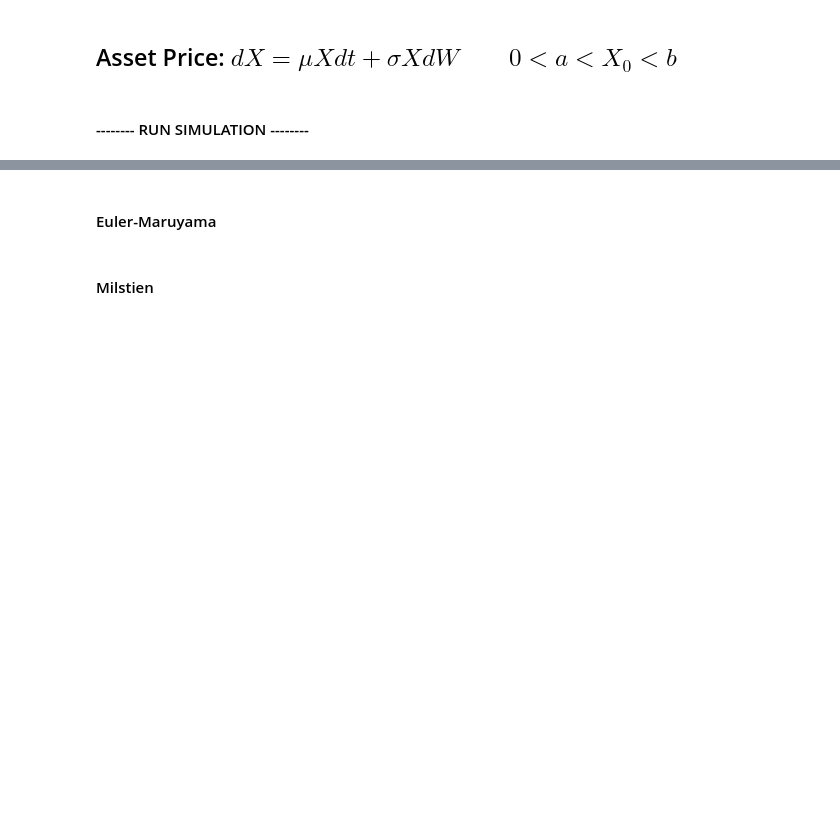
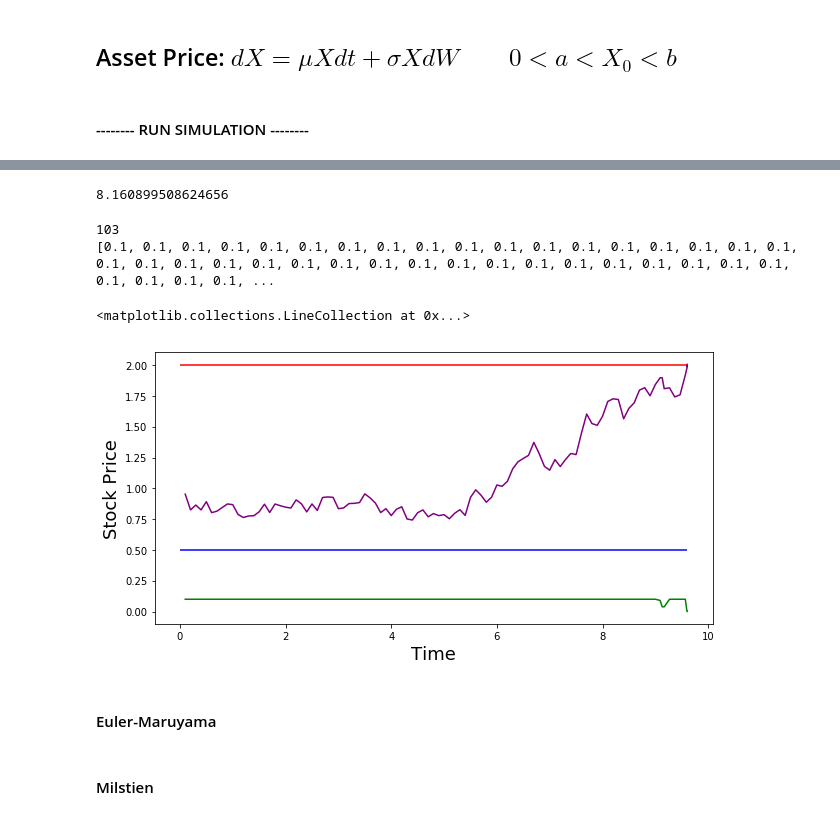
Before and after one commit to kevinNejad/RSCAM_Group2, a Jupyter notebook: Code/Implementations.ipynb, the cells around one changed output, grey strips where cells are left out. Drawn from its saved outputs; the diff is of its cells as text; code cells hidden in the pictures; blank space fills up the shorter version.

```diff
--- a/Code/Implementations.ipynb
+++ b/Code/Implementations.ipynb
@@ -596,7 +607,7 @@ class AdaptiveTimestep2:
             if sol is not None:
                 if sol.is_Union or sol.is_Intersection:
                     for arg in sol.args:
-                        if arg.isInterval:
+                        if arg.is_Interval:
                             vals.append(float(arg.args[1]))
                         elif arg.is_Union or arg.is_Intersection:
                             for a in arg.args:
@@ -606,17 +617,18 @@ class AdaptiveTimestep2:
                     vals.append(float(sol.args[1]))
 
         vals = [v for v in vals if str(v) != '-oo' or str(v) != 'oo']
+#         print('vals: ', vals, ' min val:', min(vals), ', sqrt: ', np.sqrt(min(vals)))
 
-        return np.sqrt(min(vals))
+        return min(vals)
 
     def adapt_time_solver(self, upper_b, lower_b, Xn, fx, gx, dt):
         f = fx(Xn)
         g = gx(Xn)
-        eps = np.arange(-4,4, 0.001)
+        eps = np.arange(-1.282,1.282, 0.01)
         Xn_1dist = [Xn + f*dt + g*np.sqrt(dt)*p for p in eps]
         p_max = eps[np.argmax(Xn_1dist)]
         p_min = eps[np.argmin(Xn_1dist)]
-        theta = 0.000001
+        theta = 0.001
 
         sol1, sol2, sol3, sol4 = None, None, None, None
 
@@ -624,13 +636,23 @@ class AdaptiveTimestep2:
             return dt
 
         if Xn + f*dt + g*np.sqrt(dt)*p_max > upper_b:
-            sol1 = solve_poly_inequalities(((Poly(f*(x**2) + g*p_max*x + Xn - upper_b), "<"),))
+            print('Upper Bound')
+            print(Xn + f*dt + g*np.sqrt(dt)*p_max)
+            sol1=solve_univariate_inequality(f*x + g*p_max*sqrt(x) + Xn - upper_b < 0, x, relational=False)
 
 
         if Xn + f*dt + g*np.sqrt(dt)*p_min < lower_b:
-            sol2 = solve_poly_inequalities(((Poly(f*(x**2) + g*p_min*x + Xn - lower_b), ">"),))
+#             print('Lower Bound')
+#             print(Xn + f*dt + g*np.sqrt(dt)*p_min)
+            sol2 = solve_univariate_inequality(f*x + g*p_min*sqrt(x) + Xn - lower_b > 0, x, relational=False)
 
+#         print('SOL1: ', sol1)
+#         print('SOL2: ', sol2)
         min_sol = self.find_min([sol1, sol2])
+        dt_n = min(max(min_sol,theta), dt)
+        print('dt: ', dt_n)
+#         print(Xn + f*dt_n + g*np.sqrt(dt_n)*p_max)
+        print('---=====---')
         return min(max(min_sol,theta), dt)
 
 
@@ -938,3 +1246,31 @@ for dt in timesteps:
+# %%
+tmean_Adapt_EM
+# %% [output]
+8.160899508624656
+# %%
+paths = adaptive_timestep2.paths
+times = adaptive_timestep2.times
+timesteps = adaptive_timestep2.timesteps
+# %%
+idx = np.random.randint(0,len(paths))
+p = paths[idx]
+t = times[idx]
+ts = timesteps[idx]
+print(len(p))
+print(ts)
+plt.figure(figsize=(10,5))
+
+plt.plot(t, p,color='purple', label='EM-Adaptive')
+plt.plot(t, ts,color='green', label='EM-Adaptive')
+plt.xlabel('Time',fontsize=18)
+plt.ylabel('Stock Price',fontsize=18)
+plt.hlines(upper_b, xmin=0, xmax=max(t), color='red', label='Upper Bound')
+plt.hlines(lower_b,xmin=0, xmax=max(t), color='blue', label='Lower Bound')
+# %% [output]
+103
+[0.1, 0.1, 0.1, 0.1, 0.1, 0.1, 0.1, 0.1, 0.1, 0.1, 0.1, 0.1, 0.1, 0.1, 0.1, 0.1, 0.1, 0.1, 0.1, 0.1, 0.1, 0.1, 0.1, 0.1, 0.1, 0.1, 0.1, 0.1, 0.1, 0.1, 0.1, 0.1, 0.1, 0.1, 0.1, 0.1, 0.1, 0.1, 0.1, 0.1, ...
+<matplotlib.collections.LineCollection at 0x...>
+[figure, added]
 # %% [markdown]
 #### Euler-Maruyama
 # %%
```
Also changed, not shown: parts of 13 cells of this notebook, 4 other files.
